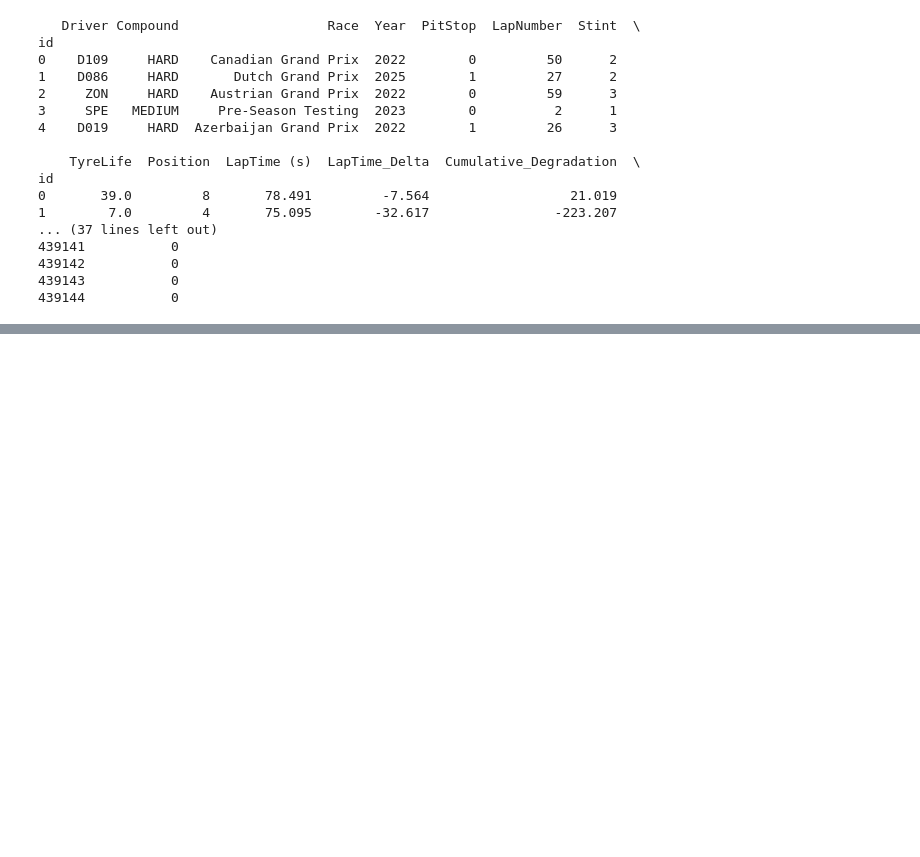
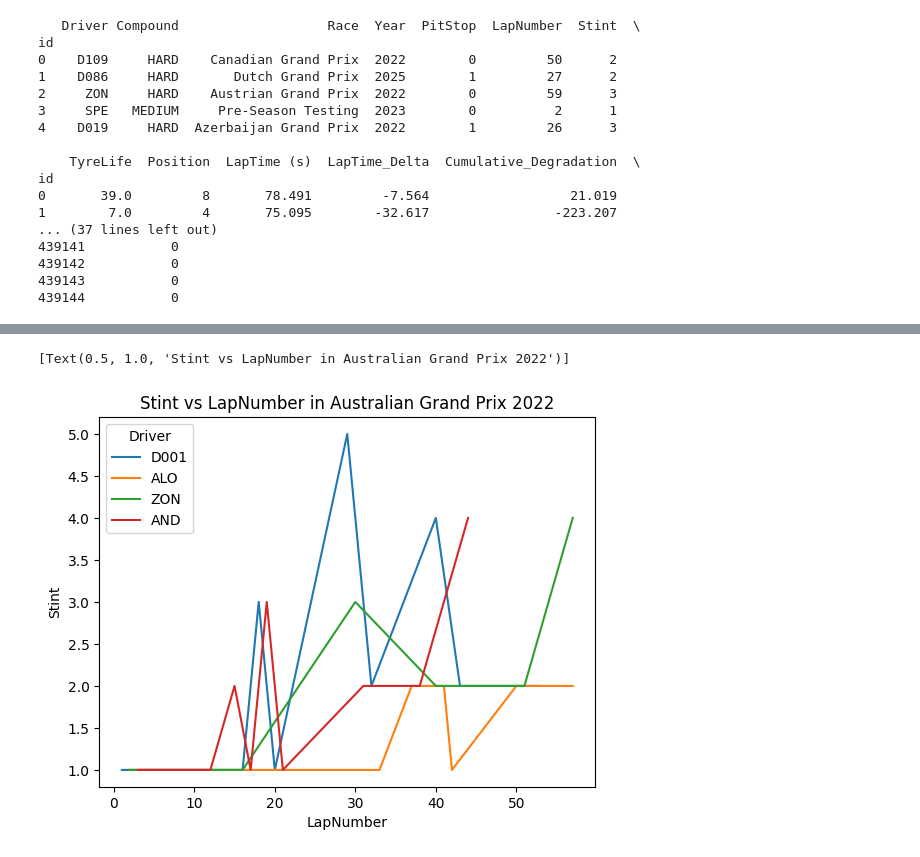
Before and after one commit to andreros24/F1, a Jupyter notebook: F1.ipynb, the cells around one changed output, grey strips where cells are left out. Saved outputs shown, nothing was run; the diff lists cells and outputs as text; code cells hidden in the pictures; blank space fills up the shorter version.

Commit message:
exploring data and finding inconsistency in the dataset

```diff
--- a/F1.ipynb
+++ b/F1.ipynb
@@ -63,0 +211,10 @@ None
+# %%
+Australia_2022 = train[(train['Year'] == 2022) & (train['Race'] == 'Australian Grand Prix') & (train['Driver'].isin(['ZON', 'ALO', 'AND', 'D001']))]
+sns.lineplot(data=Australia_2022, x='LapNumber', y='Stint', hue='Driver').set(title='Stint vs LapNumber in Australian Grand Prix 2022')
+# Australia_2022.sort_values(by=['Driver', 'LapNumber'])
+# the variable Stint should not decrease, but we can see that for some drivers it does.
+# this means that the data is not consistent, so we should be aware that the record of a driver
+# in a race could be not related and we shoul treat them as independent records.
+# %% [output]
+[Text(0.5, 1.0, 'Stint vs LapNumber in Australian Grand Prix 2022')]
+[figure, added]
```
Also changed, not shown: parts of 18 cells of this notebook.
